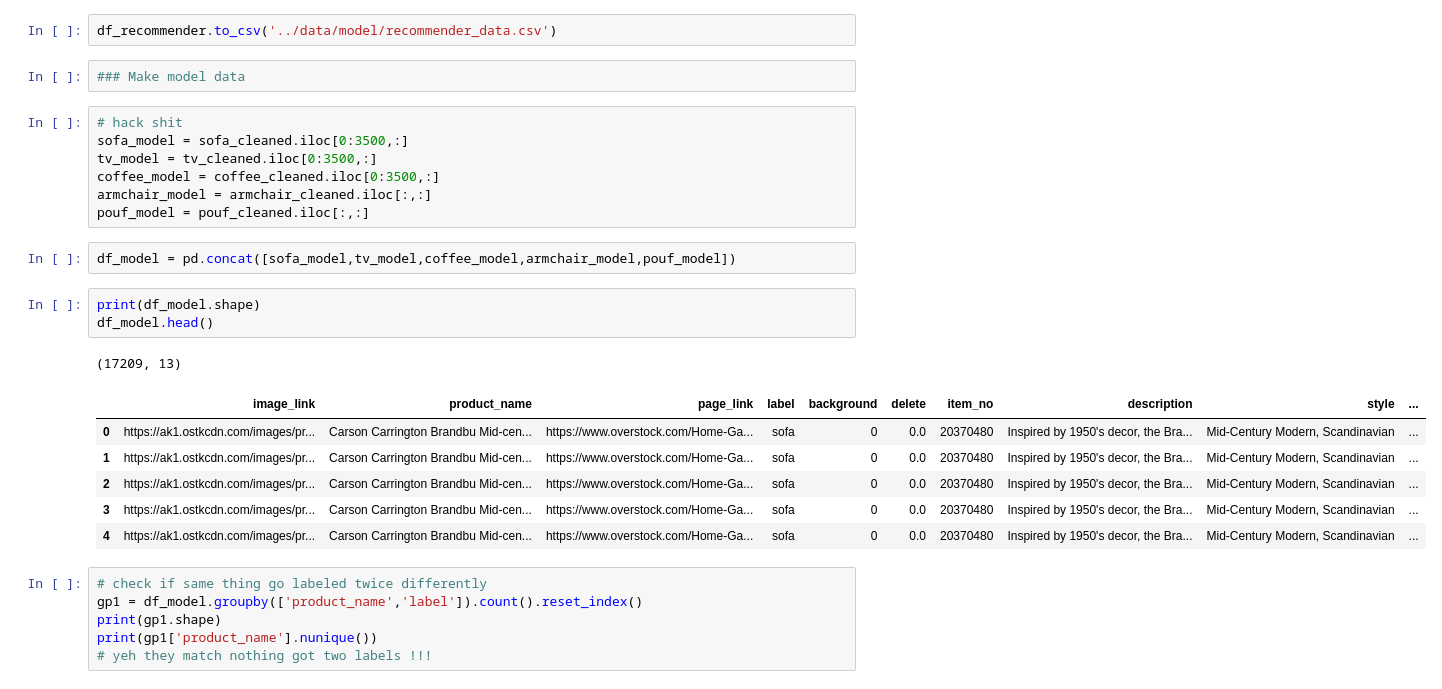
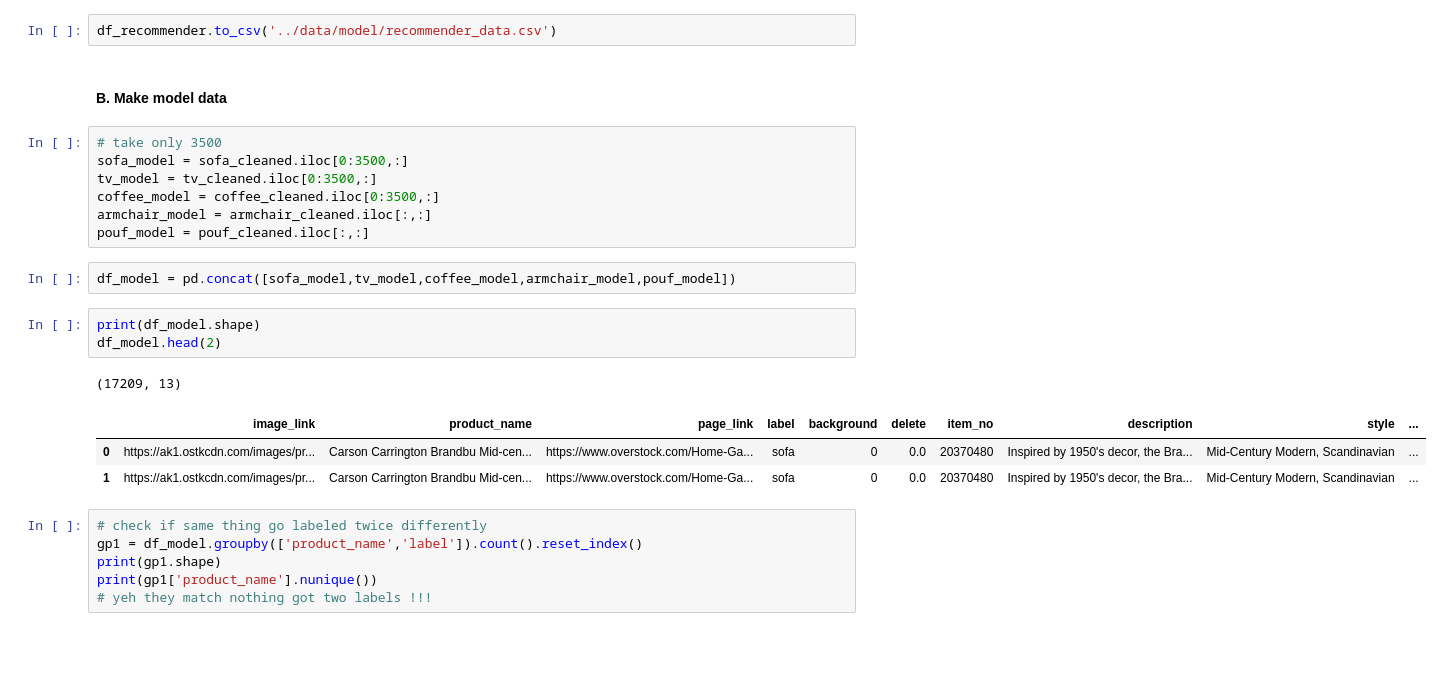
Before and after one commit to anjumorris/HomeDecorHelper, a Jupyter notebook: code/data_clean_join.ipynb, the cells around one changed output. Saved outputs shown, nothing was run; the diff lists cells and outputs as text; blank space fills up the shorter version.

```diff
--- a/cnn/data_clean_join.ipynb
+++ b/code/data_clean_join.ipynb
@@ -323,10 +327,10 @@ df_recommender.shape
 (35965, 13)
 # %%
 df_recommender.to_csv('../data/model/recommender_data.csv')
-# %%
-### Make model data
+# %% [markdown]
+#### B. Make model data
 # %%
-# hack shit
+# take only 3500
 sofa_model = sofa_cleaned.iloc[0:3500,:]
 tv_model = tv_cleaned.iloc[0:3500,:]
 coffee_model = coffee_cleaned.iloc[0:3500,:]
@@ -336,15 +340,12 @@ pouf_model = pouf_cleaned.iloc[:,:]
 df_model = pd.concat([sofa_model,tv_model,coffee_model,armchair_model,pouf_model])
 # %%
 print(df_model.shape)
-df_model.head()
+df_model.head(2)
 # %% [output]
 (17209, 13)
 |  | image_link | product_name | page_link | label | background | delete | item_no | description | style | ... |
 | 0 | https://ak1.ostkcdn.com/images/pr... | Carson Carrington Brandbu Mid-cen... | https://www.overstock.com/Home-Ga... | sofa | 0 | 0.0 | 20370480 | Inspired by 1950's decor, the Bra... | Mid-Century Modern, Scandinavian | ... |
 | 1 | https://ak1.ostkcdn.com/images/pr... | Carson Carrington Brandbu Mid-cen... | https://www.overstock.com/Home-Ga... | sofa | 0 | 0.0 | 20370480 | Inspired by 1950's decor, the Bra... | Mid-Century Modern, Scandinavian | ... |
-| 2 | https://ak1.ostkcdn.com/images/pr... | Carson Carrington Brandbu Mid-cen... | https://www.overstock.com/Home-Ga... | sofa | 0 | 0.0 | 20370480 | Inspired by 1950's decor, the Bra... | Mid-Century Modern, Scandinavian | ... |
-| 3 | https://ak1.ostkcdn.com/images/pr... | Carson Carrington Brandbu Mid-cen... | https://www.overstock.com/Home-Ga... | sofa | 0 | 0.0 | 20370480 | Inspired by 1950's decor, the Bra... | Mid-Century Modern, Scandinavian | ... |
-| 4 | https://ak1.ostkcdn.com/images/pr... | Carson Carrington Brandbu Mid-cen... | https://www.overstock.com/Home-Ga... | sofa | 0 | 0.0 | 20370480 | Inspired by 1950's decor, the Bra... | Mid-Century Modern, Scandinavian | ... |
 # %%
 # check if same thing go labeled twice differently
 gp1 = df_model.groupby(['product_name','label']).count().reset_index()
```
Also changed, not shown: parts of 22 cells of this notebook, 12 other files.
